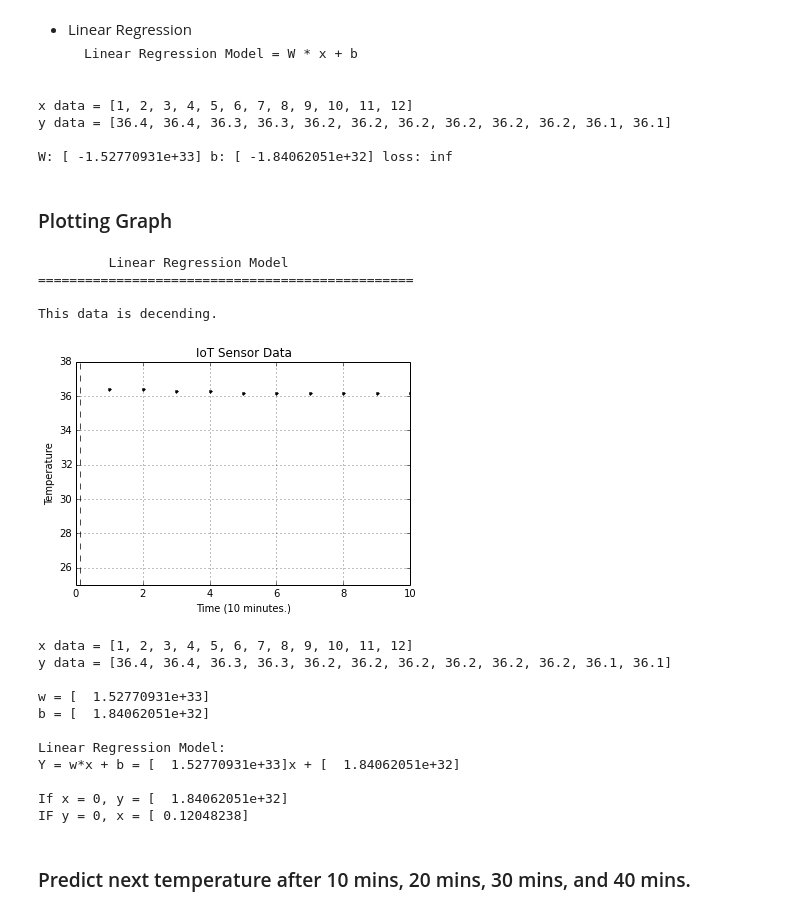
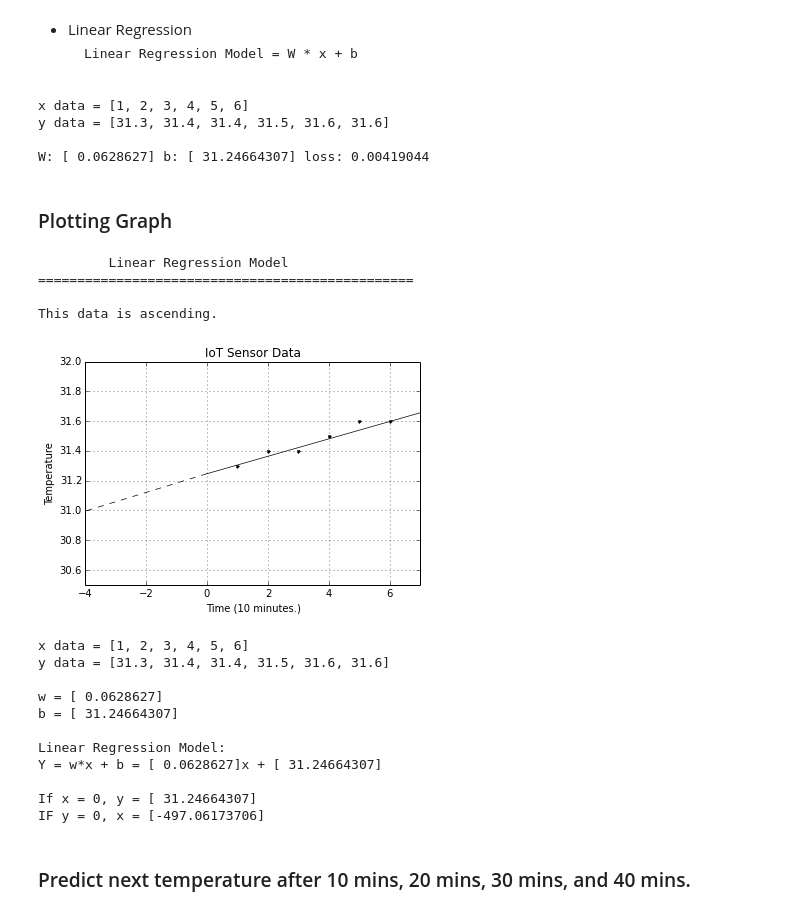
Before and after one commit to leehaesung/Monitor_MyServer_CPUTemperature, a Jupyter notebook: 02_Source_Codes/SQLite3_with_Monitoring_Server_Temperature_MQTT_VER_0.1.ipynb, the cells around one changed output. Drawn from its saved outputs; the diff is of its cells as text; code cells hidden in the pictures.

```diff
--- a/02_Source_Codes/SQLite3_with_Monitoring_Server_Temperature_MQTT_VER_0.1.ipynb
+++ b/02_Source_Codes/SQLite3_with_Monitoring_Server_Temperature_MQTT_VER_0.1.ipynb
@@ -521,17 +470,17 @@ print("")
 init = tf.global_variables_initializer()
 sess = tf.Session()
 sess.run(init) # reset values to wrong
-for i in range(30): # 1000
-  sess.run(train, {x: x_train, y: y_train})
+for i in range(1000): # 1000
+  sess.run(train,{x: x_train, y: y_train})
 
 # evaluate training accuracy
 curr_W, curr_b, curr_loss = sess.run([W, b, loss], {x: x_train, y: y_train})
 print("W: %s b: %s loss: %s"%(curr_W, curr_b, curr_loss))
 # %% [output]
-x data = [1, 2, 3, 4, 5, 6, 7, 8, 9, 10, 11, 12]
-y data = [36.4, 36.4, 36.3, 36.3, 36.2, 36.2, 36.2, 36.2, 36.2, 36.2, 36.1, 36.1]
+x data = [1, 2, 3, 4, 5, 6]
+y data = [31.3, 31.4, 31.4, 31.5, 31.6, 31.6]
 
-W: [ -1.52770931e+33] b: [ -1.84062051e+32] loss: inf
+W: [ 0.0628627] b: [ 31.24664307] loss: 0.00419044
 # %% [markdown]
 ### Plotting Graph
 # %%
@@ -551,7 +500,7 @@ plt.title('IoT Sensor Data')
 plt.xlabel('Time (10 minutes.)')
 plt.ylabel('Temperature')
 plt.plot(x_train, y_train, 'k.')
-plt.axis([0, 10, 25, 38])
+plt.axis([-4, 7, 30.5, 32])
 plt.grid(True)
 # For example, W: [-1.5179733] b: [ 34.35990143] loss: 16.7751  loss means cost function
 # y = W.x + b (or) y = a.x + b
@@ -577,47 +526,47 @@ elif highBit < lowBit:
 elif highBit == lowBit:
     minusData = 1
     print "This temperature data is stable."
 
 
 #If y = 0, x = b/w
 x = minusData*(b/w)
 # If the data increases, it should add "-(minux)"  (Ex) x = -(b/w)
 # but If the data decreases, it should remove it.  (Ex) x =  (b/w)
 
 #plt.plot([0, -x], [b, 0], color='k', linestyle='-', linewidth=0.7)
 plt.plot([0, x], [b, 0], color='k', linestyle='--', linewidth=0.7)
-#plt.plot([30, 0], [57, b], color='k', linestyle='-', linewidth=0.7)
+plt.plot([30, 0], [33, b], color='k', linestyle='-', linewidth=0.7)
 #plt.plot([0, 2.6353793], [34.35990143, 0], color='k', linestyle='-', linewidth=0.7)
 plt.show()
 
 print("x data = %s"%(xTime))
 print("y data = %s"%(yData))
 print("")
 print("w = %s "%(w))
 print("b = %s "%(b))
 print("")
 print("Linear Regression Model:")
 print("Y = w*x + b = %sx + %s"%(w,b))
 print("")
 print("If x = 0, y = %s  "%(b))
 print("IF y = 0, x = %s  "%(x))
 # %% [output]
          Linear Regression Model
 ================================================
 
-This data is decending.
+This data is ascending.
-[figure, old version]
+[figure, new version]
-x data = [1, 2, 3, 4, 5, 6, 7, 8, 9, 10, 11, 12]
-y data = [36.4, 36.4, 36.3, 36.3, 36.2, 36.2, 36.2, 36.2, 36.2, 36.2, 36.1, 36.1]
+x data = [1, 2, 3, 4, 5, 6]
+y data = [31.3, 31.4, 31.4, 31.5, 31.6, 31.6]
 
-w = [  1.52770931e+33]
-b = [  1.84062051e+32]
+w = [ 0.0628627]
+b = [ 31.24664307]
 
 Linear Regression Model:
-Y = w*x + b = [  1.52770931e+33]x + [  1.84062051e+32]
+Y = w*x + b = [ 0.0628627]x + [ 31.24664307]
 
-If x = 0, y = [  1.84062051e+32]
-IF y = 0, x = [ 0.12048238]
+If x = 0, y = [ 31.24664307]
+IF y = 0, x = [-497.06173706]
 # %% [markdown]
 ### Predict next temperature after 10 mins, 20 mins, 30 mins, and 40 mins.
 # %%
```
Also changed, not shown: parts of 4 cells of this notebook.
